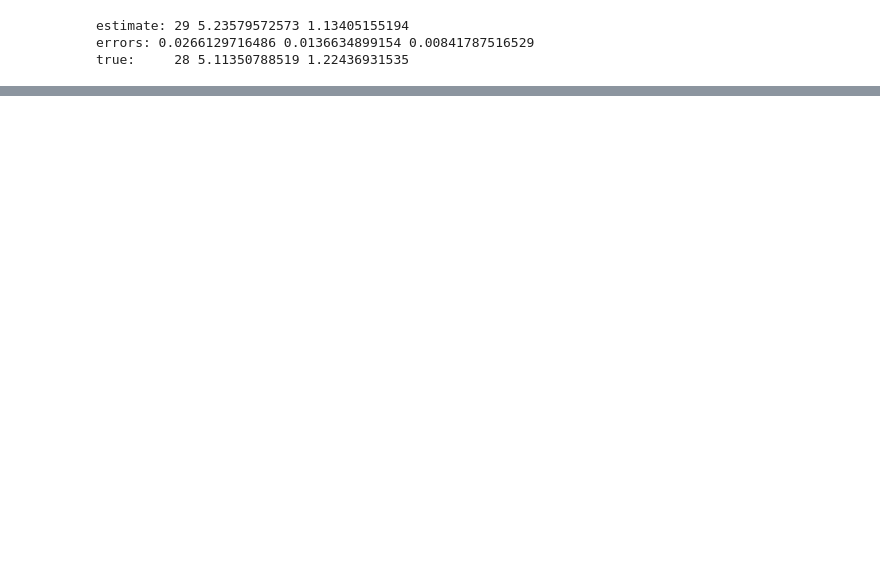
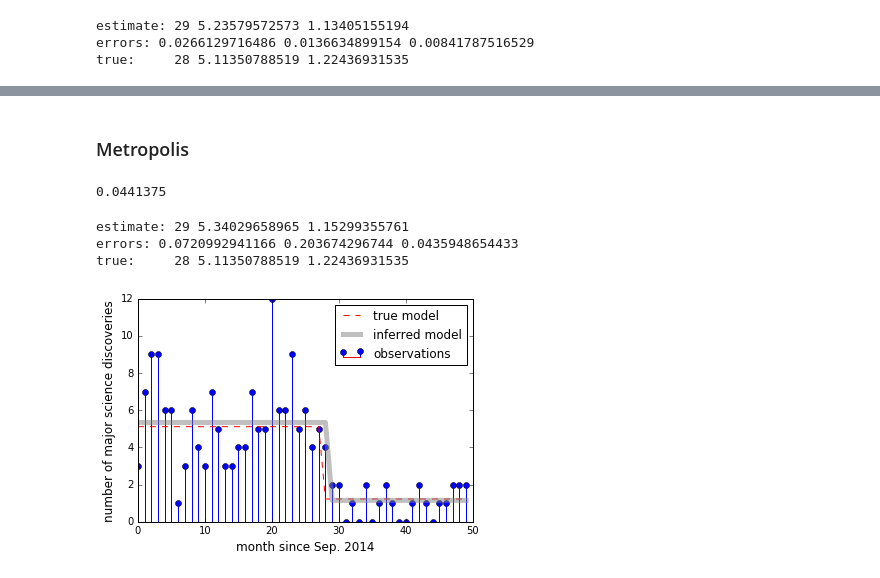
Before and after one commit to Paul-St-Young/share, a Jupyter notebook: algorithms/gibbs_sampling/eg2_change_point_detection.ipynb, the cells around one changed output, grey strips where cells are left out. Cells and saved outputs as stored; diff of their text form; code cells hidden in the pictures; blank space fills up the shorter version.

Commit message:
added Metropolis to change-point example

```diff
--- a/algorithms/gibbs_sampling/eg2_change_point_detection.ipynb
+++ b/algorithms/gibbs_sampling/eg2_change_point_detection.ipynb
@@ -163,0 +168,2 @@ ax.legend()
+# %% [markdown]
+### Metropolis
@@ -163,0 +231,42 @@ ax.legend()
+# %%
+float(naccept)/(nsample*nsubstep)
+# %% [output]
+0.0441375
+# %%
+ndiscard = 400
+mylam1 = np.mean(trace_lam1[ndiscard:])
+mylam1e= error(trace_lam1[ndiscard:])
+mylam2 = np.mean(trace_lam2[ndiscard:])
+mylam2e= error(trace_lam2[ndiscard:])
+myn    = int(round( np.mean(trace_n[ndiscard:]) ))
+myne   = error(trace_n[ndiscard:])
+print 'estimate:', myn, mylam1, mylam2
+print 'errors:', myne, mylam1e, mylam2e
+print 'true:    ', true_n,true_lam1,true_lam2
+# %% [output]
+estimate: 29 5.34029658965 1.15299355761
+errors: 0.0720992941166 0.203674296744 0.0435948654433
+true:     28 5.11350788519 1.22436931535
+# %%
+fig = plt.figure()
+ax  = fig.add_subplot(111)
+ax.set_xlabel('month since Sep. 2014',fontsize=12)
+ax.set_ylabel('number of major science discoveries',fontsize=12)
+
+ax.stem(x,label='observations')
+
+lam = np.zeros(len(x))
+lam[:true_n] = true_lam1
+lam[true_n:] = true_lam2
+
+mylam = np.zeros(len(x))
+mylam[:myn] = mylam1
+mylam[myn:] = mylam2
+
+ax.plot(lam,c='r',ls='--',label='true model')
+ax.plot(mylam,c='gray',ls='-',lw=5,alpha=0.5,label='inferred model')
+
+ax.legend()
+fig.savefig('change_point_mh.png',dpi=200)
+# %% [output]
+[figure, added]
```
Also changed, not shown: parts of 6 cells of this notebook.
